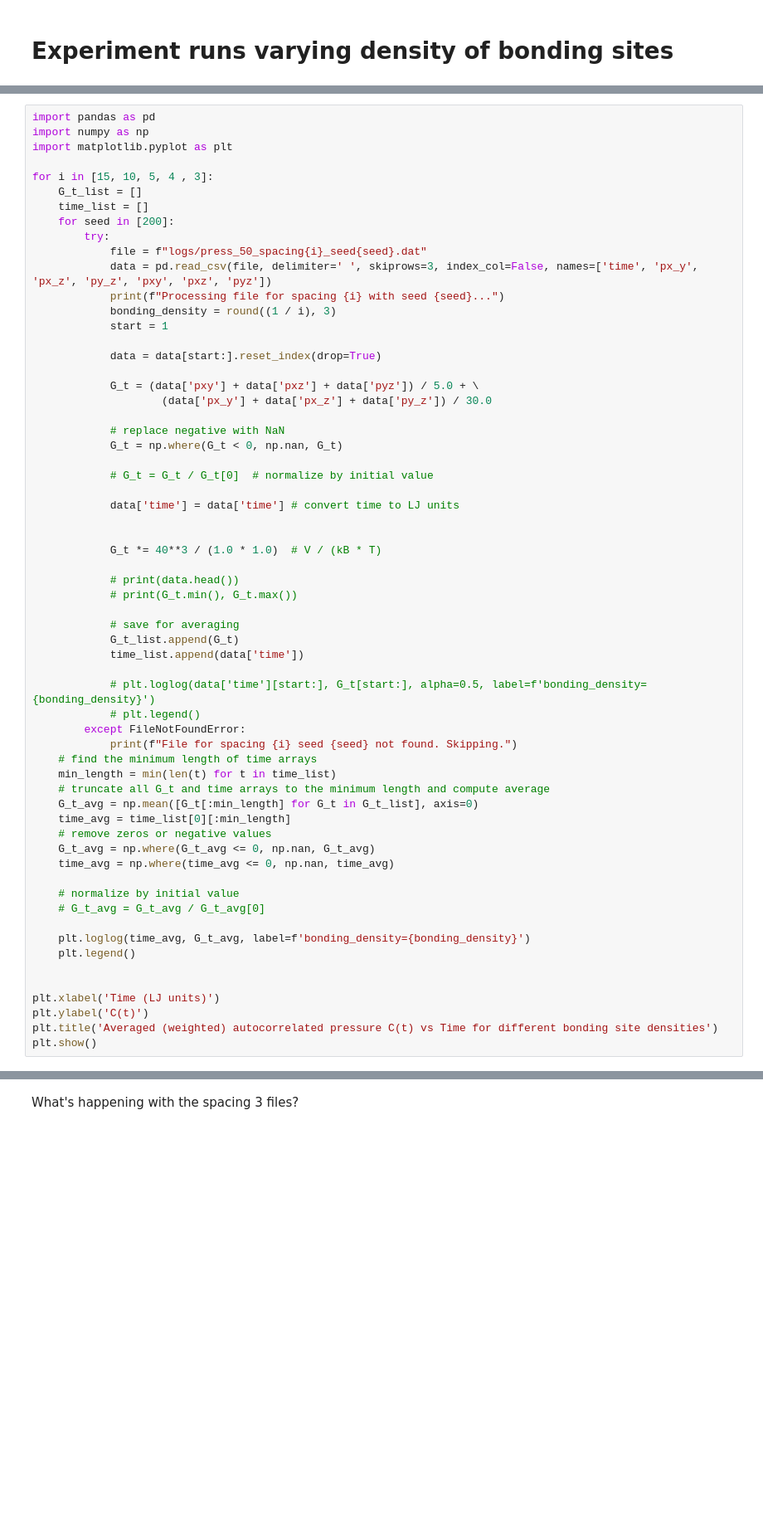
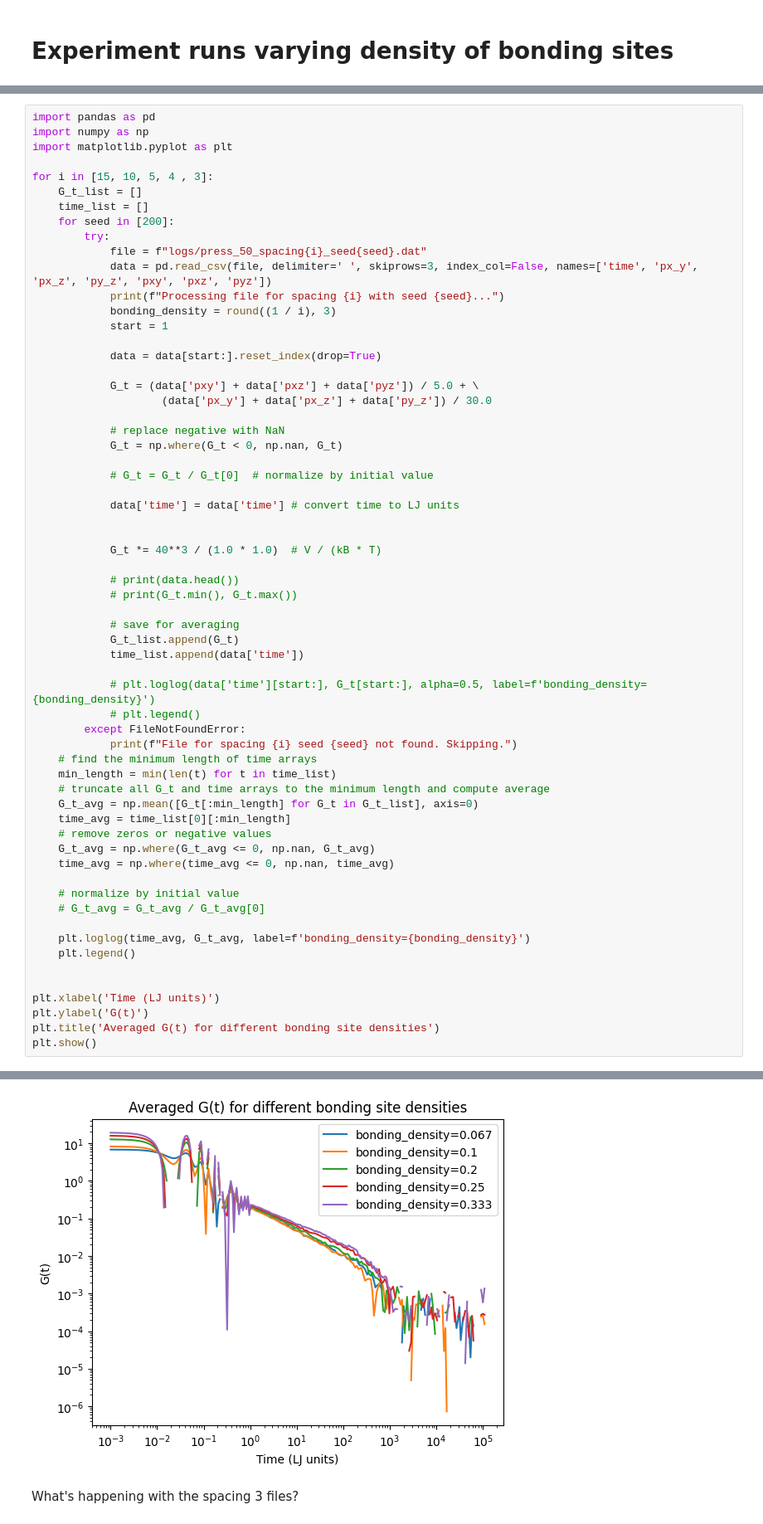
Before and after one commit to anotherbeaver/amine_polymers, a Jupyter notebook: logs/dyn_modulus mix 30 October.ipynb, the cells around one changed output, grey strips where cells are left out. Shown: that part at 83% size. Saved outputs shown, nothing was run; the diff lists cells and outputs as text; blank space fills up the shorter version.

```diff
--- a/logs/dyn_modulus mix 30 October.ipynb
+++ b/logs/dyn_modulus mix 30 October.ipynb
@@ -670,7 +670,7 @@ for i in [15, 10, 5, 4 , 3]:
 
 
 plt.xlabel('Time (LJ units)')
-plt.ylabel('C(t)')
-plt.title('Averaged (weighted) autocorrelated pressure C(t) vs Time for different bonding site densities')
+plt.ylabel('G(t)')
+plt.title('Averaged G(t) for different bonding site densities')
 plt.show()
 # %% [output]
@@ -678,3 +682,4 @@ Error:
+[figure, added]
 # %% [markdown]
 What's happening with the spacing 3 files?
 # %%
```
Also changed, not shown: parts of 1 cell of this notebook, 5 other files.
